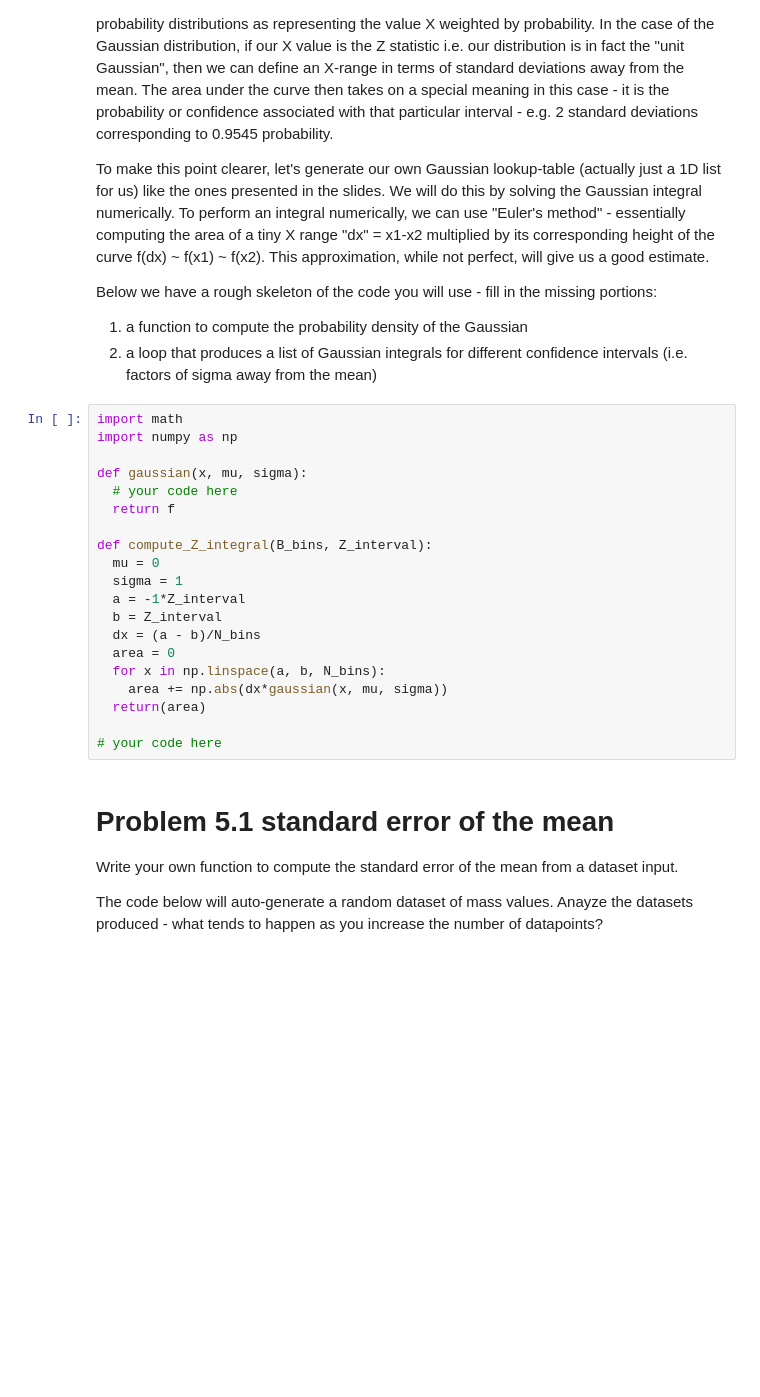
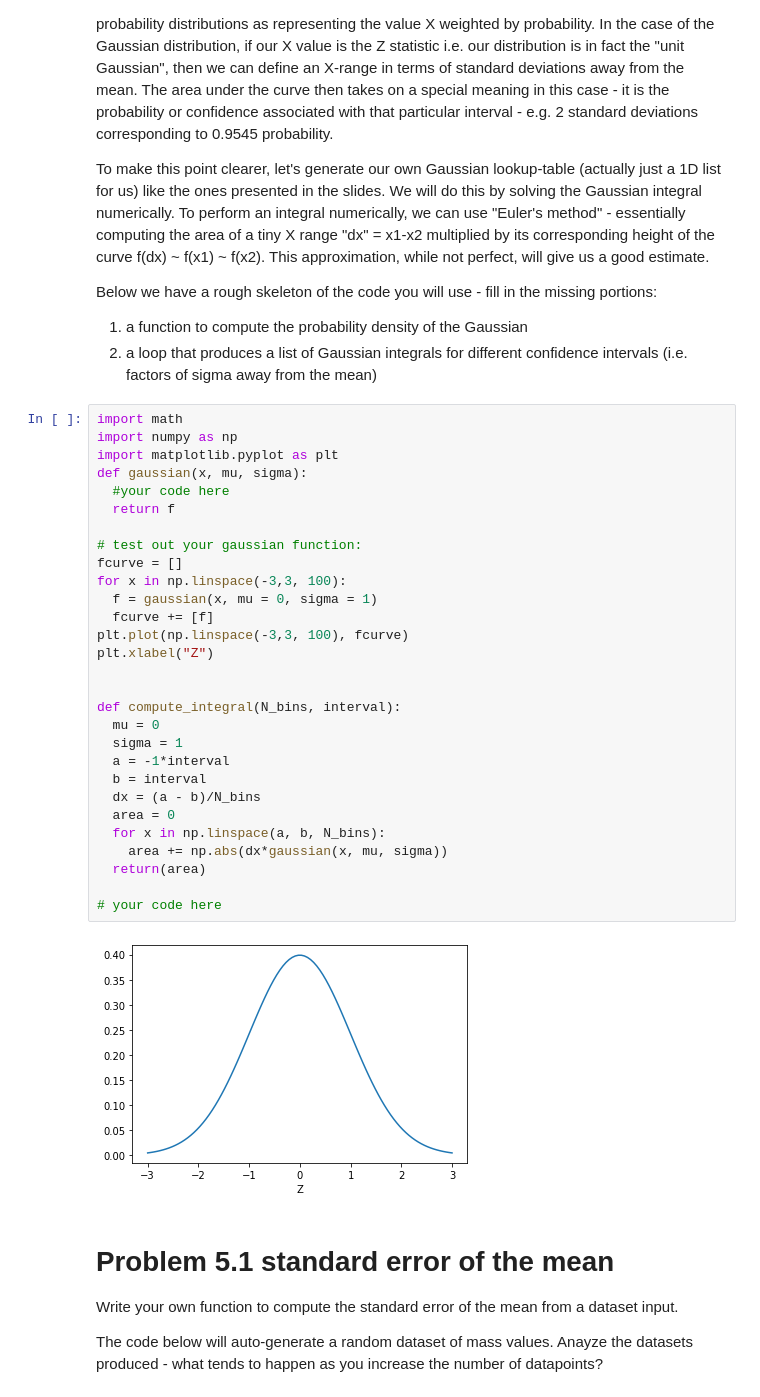
Before and after one commit to Intertangler/biostats2021, a Jupyter notebook: Exercise_05_error.ipynb, the cells around one changed output. Cells and saved outputs as stored; diff of their text form; blank space fills up the shorter version.

```diff
--- a/Exercise_05_error.ipynb
+++ b/Exercise_05_error.ipynb
@@ -37,23 +37,34 @@ Below we have a rough skeleton of the code you will use - fill in the missing po
 # %%
 import math
 import numpy as np
-
+import matplotlib.pyplot as plt
 def gaussian(x, mu, sigma):
-  # your code here
+  #your code here
   return f
 
-def compute_Z_integral(B_bins, Z_interval):
+# test out your gaussian function:
+fcurve = []
+for x in np.linspace(-3,3, 100):
+  f = gaussian(x, mu = 0, sigma = 1)
+  fcurve += [f]
+plt.plot(np.linspace(-3,3, 100), fcurve)
+plt.xlabel("Z")
+
+
+def compute_integral(N_bins, interval):
   mu = 0
   sigma = 1
-  a = -1*Z_interval
-  b = Z_interval
+  a = -1*interval
+  b = interval
   dx = (a - b)/N_bins
   area = 0
   for x in np.linspace(a, b, N_bins):
     area += np.abs(dx*gaussian(x, mu, sigma))
   return(area)
 
 # your code here
+# %% [output]
+[figure, added]
 # %% [markdown]
 # Problem 5.1 standard error of the mean
 Write your own function to compute the standard error of the mean from a dataset input.
```
